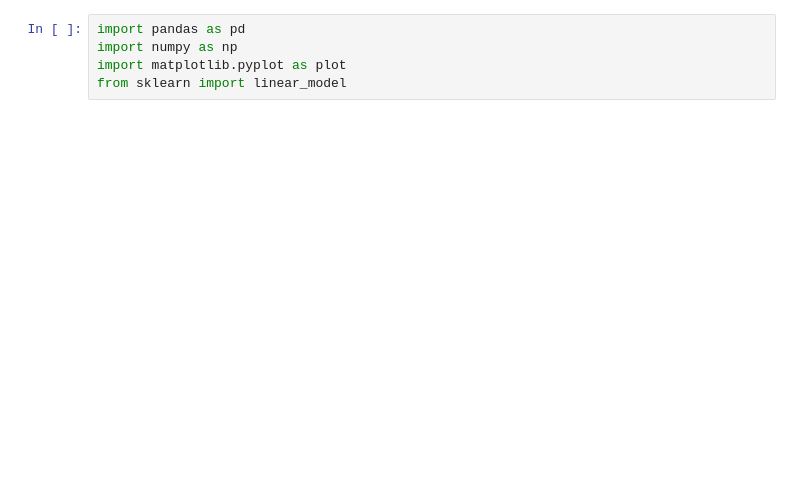
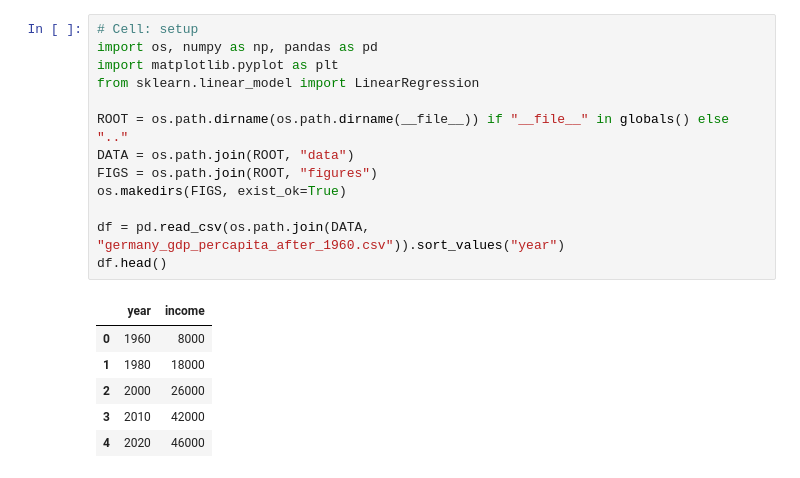
Before and after one commit to MalihaaRaja/germany-gdp-regression, a Jupyter notebook: notebooks/germany_gdp_prediction.ipynb, the cells around one changed output. Drawn from its saved outputs; the diff is of its cells as text; blank space fills up the shorter version.

```diff
--- a/notebooks/germany_gdp_prediction.ipynb
+++ b/notebooks/germany_gdp_prediction.ipynb
@@ -1,6 +1,21 @@
 # %%
-import pandas as pd
-import numpy as np
-import matplotlib.pyplot as plot
-from sklearn import linear_model
+# Cell: setup
+import os, numpy as np, pandas as pd
+import matplotlib.pyplot as plt
+from sklearn.linear_model import LinearRegression
+
+ROOT = os.path.dirname(os.path.dirname(__file__)) if "__file__" in globals() else ".."
+DATA = os.path.join(ROOT, "data")
+FIGS = os.path.join(ROOT, "figures")
+os.makedirs(FIGS, exist_ok=True)
+
+df = pd.read_csv(os.path.join(DATA, "germany_gdp_percapita_after_1960.csv")).sort_values("year")
+df.head()
+# %% [output]
+|  | year | income |
+| 0 | 1960 | 8000 |
+| 1 | 1980 | 18000 |
+| 2 | 2000 | 26000 |
+| 3 | 2010 | 42000 |
+| 4 | 2020 | 46000 |
 # %%
```
Also changed, not shown: parts of 3 cells of this notebook, 3 other files.
